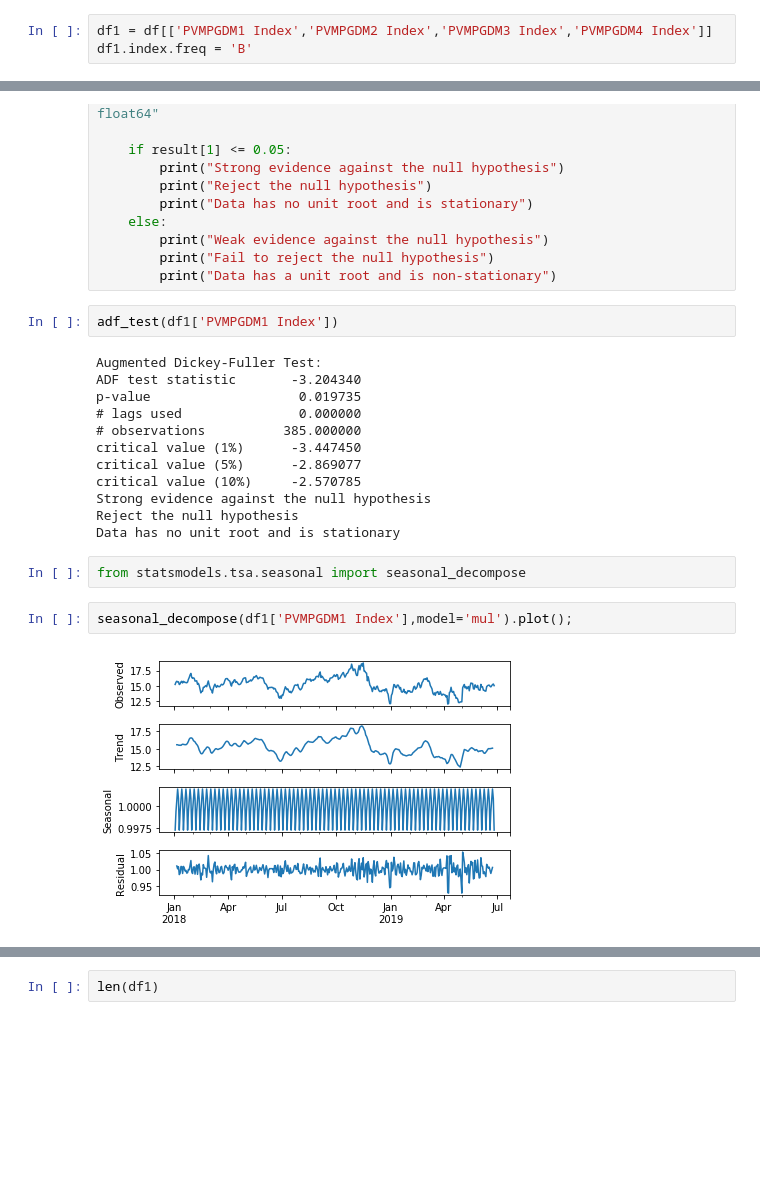
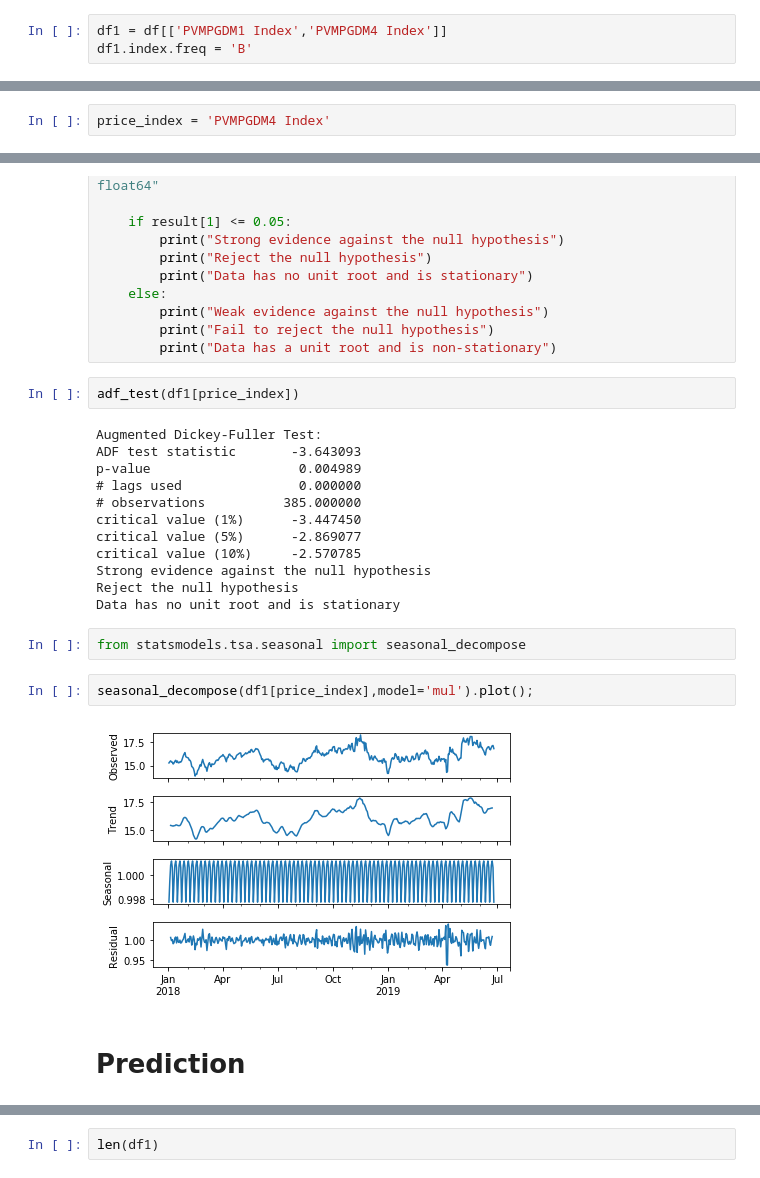
Before and after one commit to psankosik/Learning-Data-Sci, a Jupyter notebook: Self Project/Pricing/Attemp 1/ARMA.ipynb, the cells around one changed output, grey strips where cells are left out. Saved outputs shown, nothing was run; the diff lists cells and outputs as text; blank space fills up the shorter version.

```diff
--- a/Self Project/Pricing/Attemp 1/ARMA.ipynb
+++ b/Self Project/Pricing/Attemp 1/ARMA.ipynb
@@ -25,7 +25,7 @@ df.head()
 | 2018-01-08 | 67.78 | 67.31 | 66.95 | 66.64 | 0.26 | 0.24 | 0.26 | ... |
 5 rows × 112 columns
 # %%
-df1 = df[['PVMPGDM1 Index','PVMPGDM2 Index','PVMPGDM3 Index','PVMPGDM4 Index']]
+df1 = df[['PVMPGDM1 Index','PVMPGDM4 Index']]
 df1.index.freq = 'B'
 # %%
 df1.plot(figsize=(20,8),legend=True);
@@ -34 +34,3 @@ df1.plot(figsize=(20,8),legend=True);
+# %%
+price_index = 'PVMPGDM4 Index'
 # %%
@@ -75,11 +77,11 @@ def adf_test(series,title=''):
         print("Fail to reject the null hypothesis")
         print("Data has a unit root and is non-stationary")
 # %%
-adf_test(df1['PVMPGDM1 Index'])
+adf_test(df1[price_index])
 # %% [output]
 Augmented Dickey-Fuller Test:
-ADF test statistic       -3.204340
-p-value                   0.019735
+ADF test statistic       -3.643093
+p-value                   0.004989
 # lags used               0.000000
 # observations          385.000000
 critical value (1%)      -3.447450
@@ -91,6 +93,8 @@ Data has no unit root and is stationary
 # %%
 from statsmodels.tsa.seasonal import seasonal_decompose
 # %%
-seasonal_decompose(df1['PVMPGDM1 Index'],model='mul').plot();
+seasonal_decompose(df1[price_index],model='mul').plot();
 # %% [output]
-[figure, old version]
+[figure, new version]
+# %% [markdown]
+# Prediction
```
Also changed, not shown: parts of 29 cells of this notebook, 2 other files.
